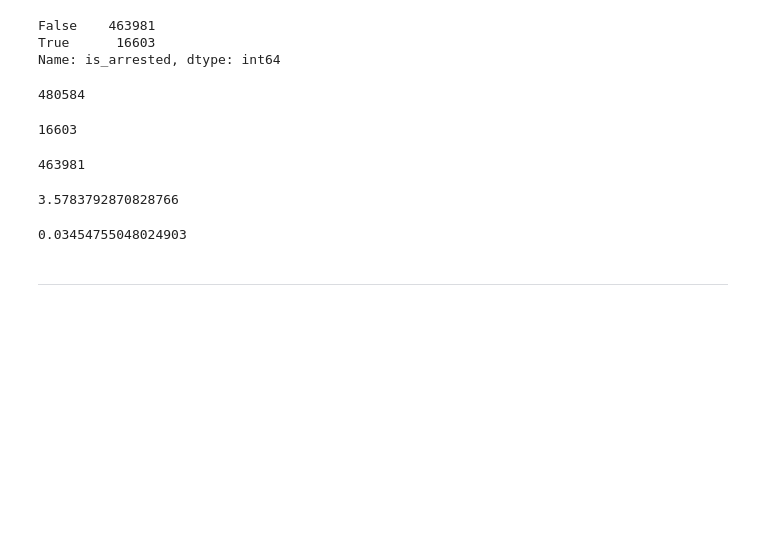
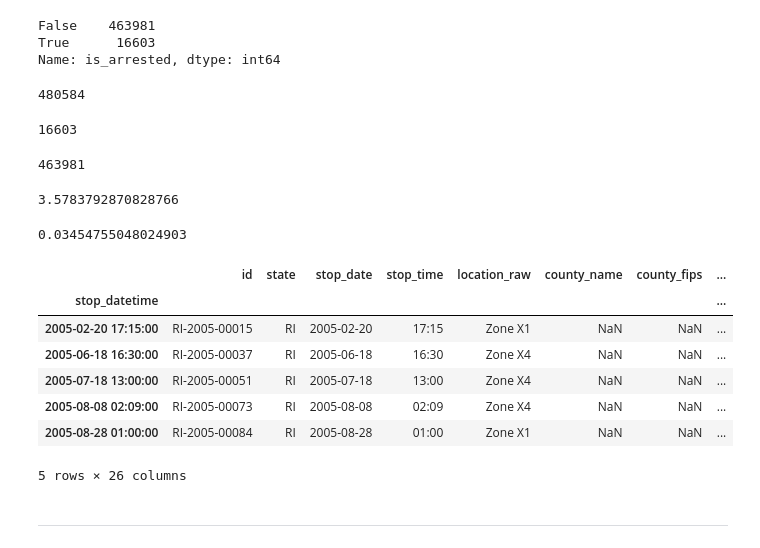
Before and after one commit to Ertugrul-Kurubal/Data-Analysis-With-Python-Projects, a Jupyter notebook: 03-Visual Exploratory Data Analysis (Student).ipynb, the cells around one changed output. Saved outputs shown, nothing was run; the diff lists cells and outputs as text; code cells hidden in the pictures; blank space fills up the shorter version.

```diff
--- a/03-Visual Exploratory Data Analysis (Student).ipynb
+++ b/03-Visual Exploratory Data Analysis (Student).ipynb
@@ -113,5 +113,17 @@ arrested_rate
 df["is_arrested"].mean()
 # %% [output]
 0.03454755048024903
+# %%
+arrested_data = df[df["is_arrested"] == True]
+arrested_data.head()
+# %% [output]
+|  | id | state | stop_date | stop_time | location_raw | county_name | county_fips | ... |
+| stop_datetime |  |  |  |  |  |  |  | ... |
+| 2005-02-20 17:15:00 | RI-2005-00015 | RI | 2005-02-20 | 17:15 | Zone X1 | NaN | NaN | ... |
+| 2005-06-18 16:30:00 | RI-2005-00037 | RI | 2005-06-18 | 16:30 | Zone X4 | NaN | NaN | ... |
+| 2005-07-18 13:00:00 | RI-2005-00051 | RI | 2005-07-18 | 13:00 | Zone X4 | NaN | NaN | ... |
+| 2005-08-08 02:09:00 | RI-2005-00073 | RI | 2005-08-08 | 02:09 | Zone X4 | NaN | NaN | ... |
+| 2005-08-28 01:00:00 | RI-2005-00084 | RI | 2005-08-28 | 01:00 | Zone X1 | NaN | NaN | ... |
+5 rows × 26 columns
 # %% [markdown]
 ***
```
Also changed, not shown: parts of 5 cells of this notebook, 3 other files.
